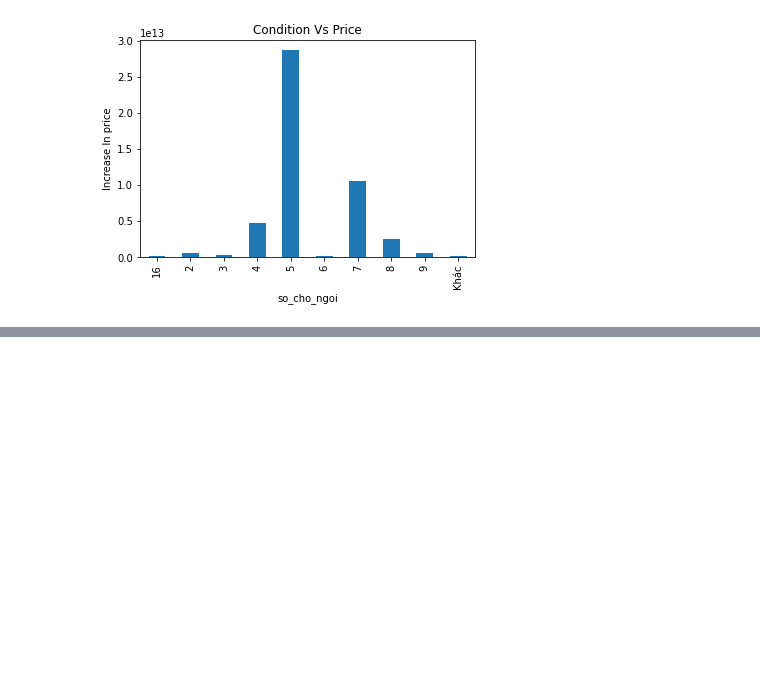
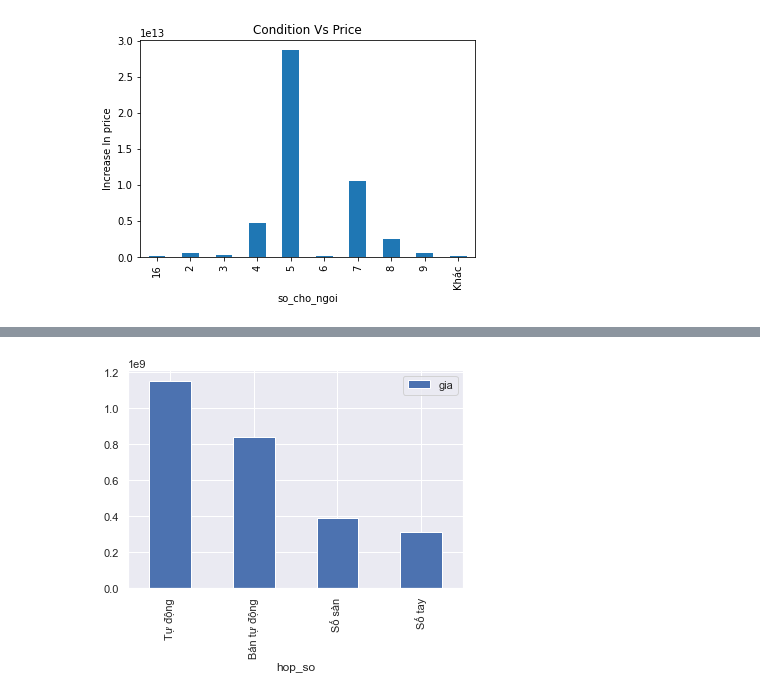
Before and after one commit to ghuioio/KHDL_IT4930, a Jupyter notebook: preprocess/visulization.ipynb, the cells around one changed output, grey strips where cells are left out. Saved outputs shown, nothing was run; the diff lists cells and outputs as text; code cells hidden in the pictures; blank space fills up the shorter version.

```diff
--- a/preprocess/visulization.ipynb
+++ b/preprocess/visulization.ipynb
@@ -301,0 +315,6 @@ var.plot(kind='bar')
+# %%
+var = pd.DataFrame(df.groupby(['hop_so'])['gia'].mean().sort_values(ascending = False))
+var.plot.bar()
+plt.show()
+# %% [output]
+[figure, added]
```
Also changed, not shown: parts of 3 cells of this notebook, 2 other files.
